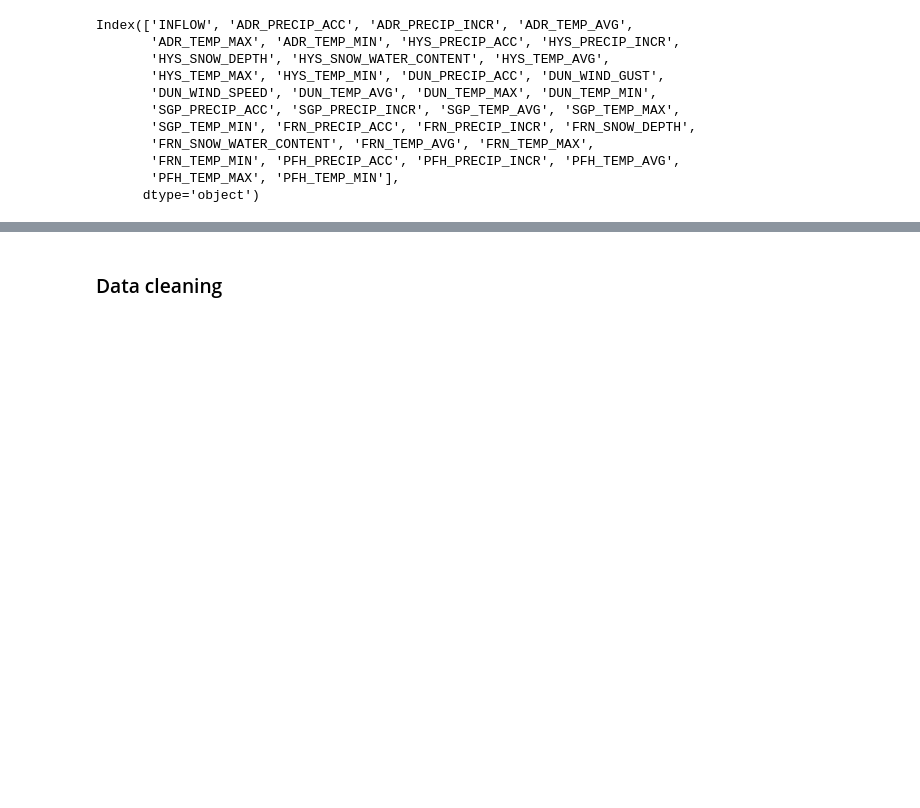
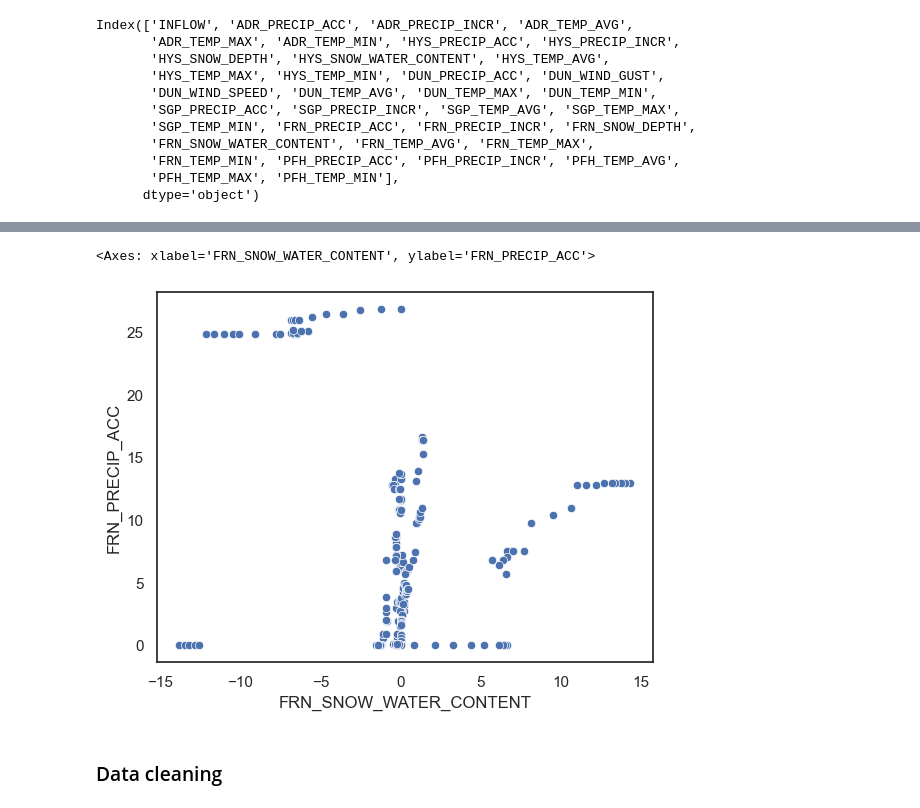
Before and after one commit to lauren-alexandra/basin-inflow-dnn, a Jupyter notebook: weather-informed-reservoir-operation.ipynb, the cells around one changed output, grey strips where cells are left out. Cells and saved outputs as stored; diff of their text form; code cells hidden in the pictures; blank space fills up the shorter version.

```diff
--- a/weather-informed-reservoir-operation.ipynb
+++ b/weather-informed-reservoir-operation.ipynb
@@ -820,0 +912,6 @@ pyplot.show()
+# %%
+# differenced
+sns.scatterplot(data=stationary_FRN_PRECIP_ACC_SWE_2017, x="FRN_SNOW_WATER_CONTENT", y="FRN_PRECIP_ACC")
+# %% [output]
+<Axes: xlabel='FRN_SNOW_WATER_CONTENT', ylabel='FRN_PRECIP_ACC'>
+[figure, added]
```
Also changed, not shown: parts of 12 cells of this notebook.
